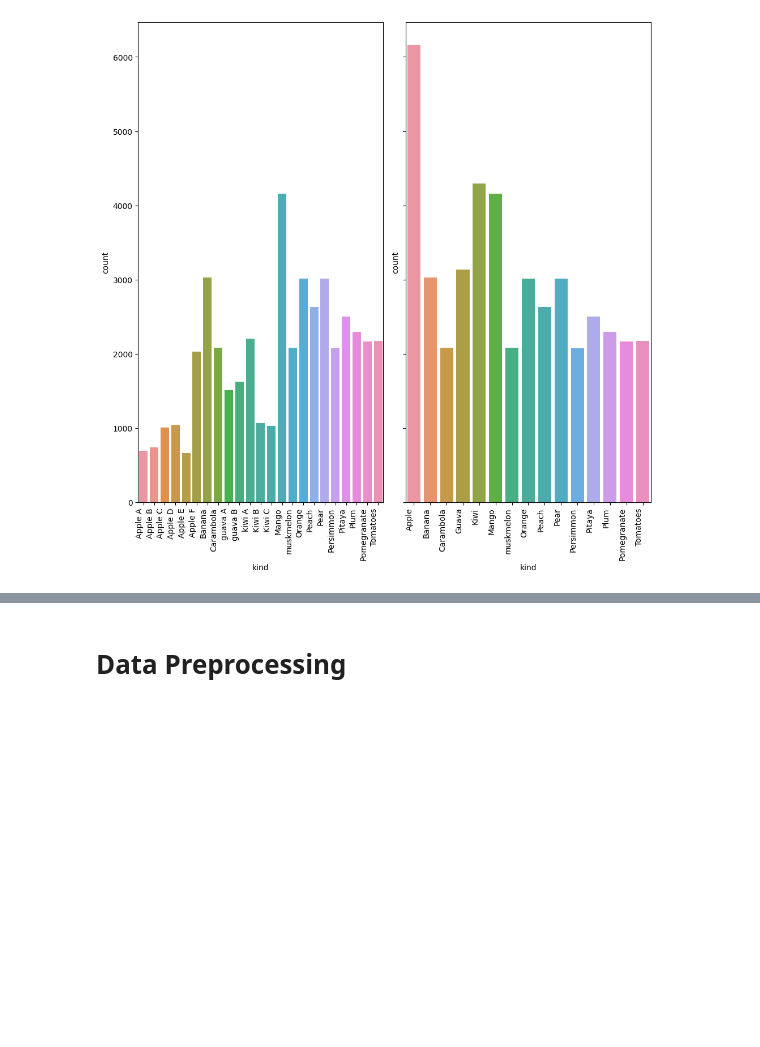
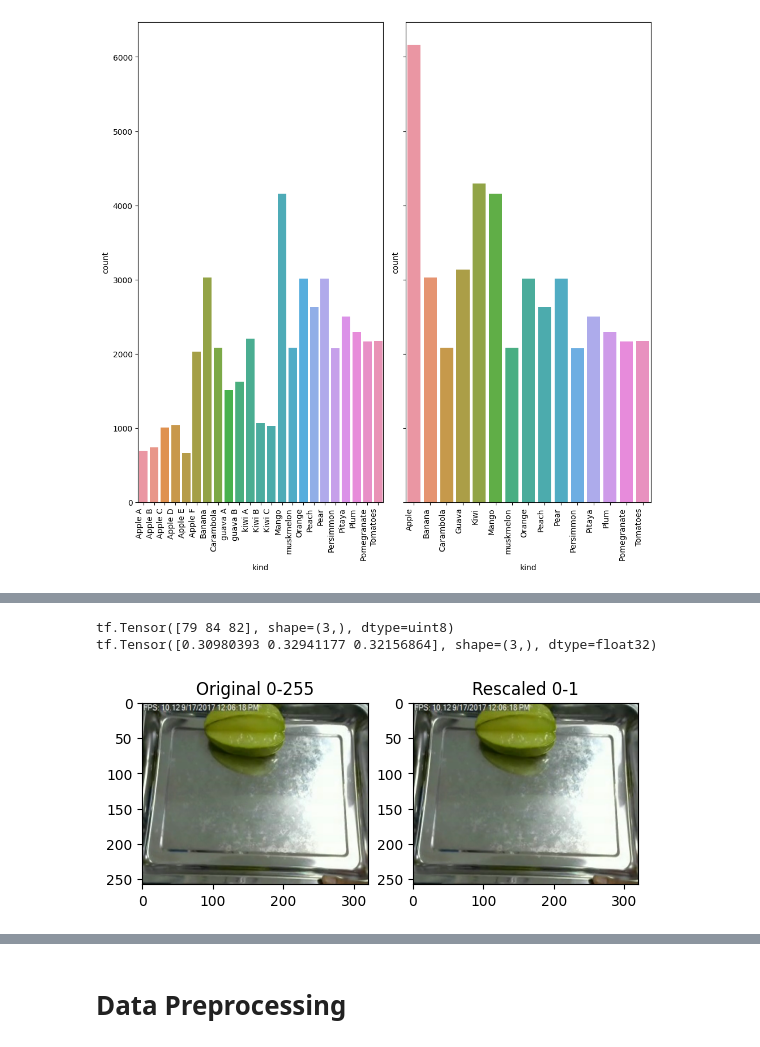
Before and after one commit to jasonrichdarmawan/p2-ml2, a Jupyter notebook: h8dsft_P2M2_jason_rich_darmawan_onggo_putra.ipynb, the cells around one changed output, grey strips where cells are left out. Saved outputs shown, nothing was run; the diff lists cells and outputs as text; code cells hidden in the pictures; blank space fills up the shorter version.

Commit message:
add rescaling and resizing effect

```diff
--- a/h8dsft_P2M2_jason_rich_darmawan_onggo_putra.ipynb
+++ b/h8dsft_P2M2_jason_rich_darmawan_onggo_putra.ipynb
@@ -284,0 +275,22 @@ isolate()
+# %%
+# See rescaling effect
+def isolate():
+    raw = tf.io.read_file(df_a.sample(n=1).iloc[0]['path'])
+    img = tf.image.decode_png(raw, channels=3)
+
+    fig, axes = plt.subplots(1,2)
+    axes[0].imshow(img)
+    axes[0].set_title('Original 0-255')
+
+    rescale = tf.keras.layers.Rescaling(1./255)
+    axes[1].imshow(rescale(img))
+    axes[1].set_title('Rescaled 0-1')
+
+    print(img[0,0])
+    print(rescale(img)[0,0])
+
+isolate()
+# %% [output]
+tf.Tensor([79 84 82], shape=(3,), dtype=uint8)
+tf.Tensor([0.30980393 0.32941177 0.32156864], shape=(3,), dtype=float32)
+[figure, added]
```
Also changed, not shown: parts of 17 cells of this notebook, 1 other file.
